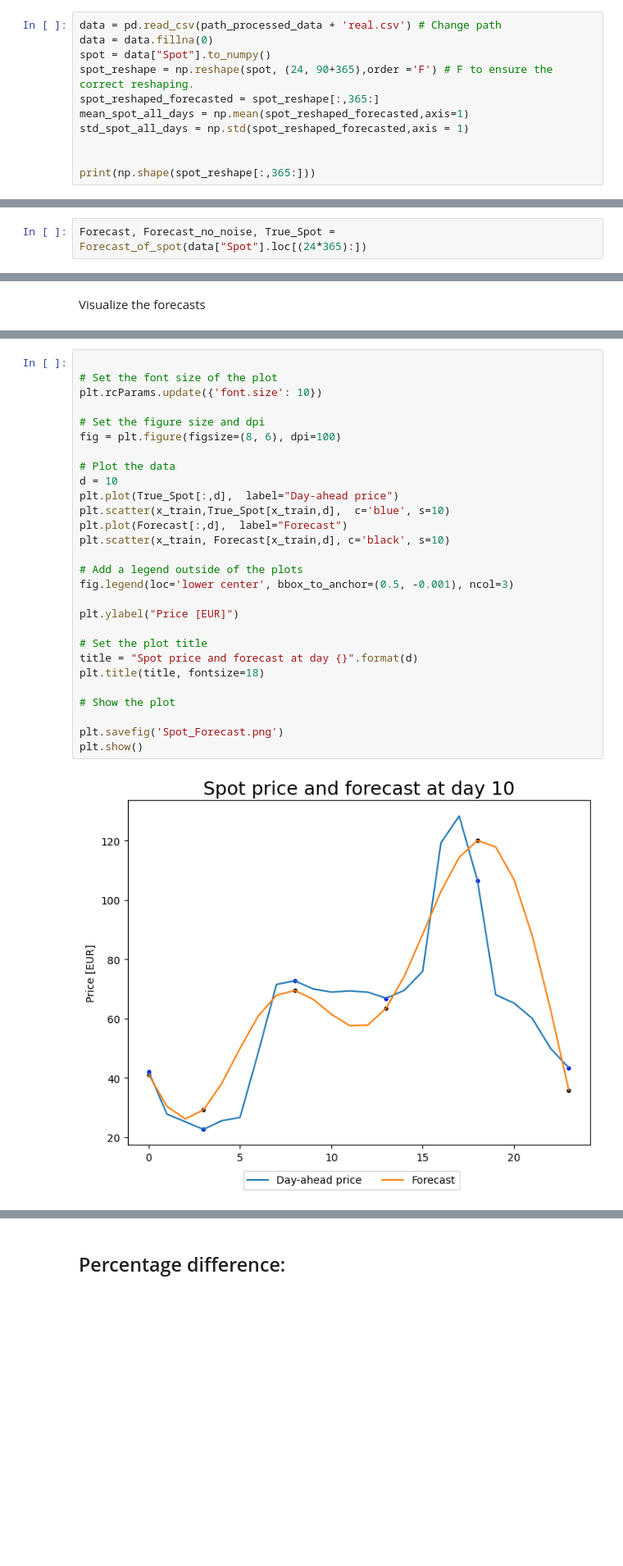
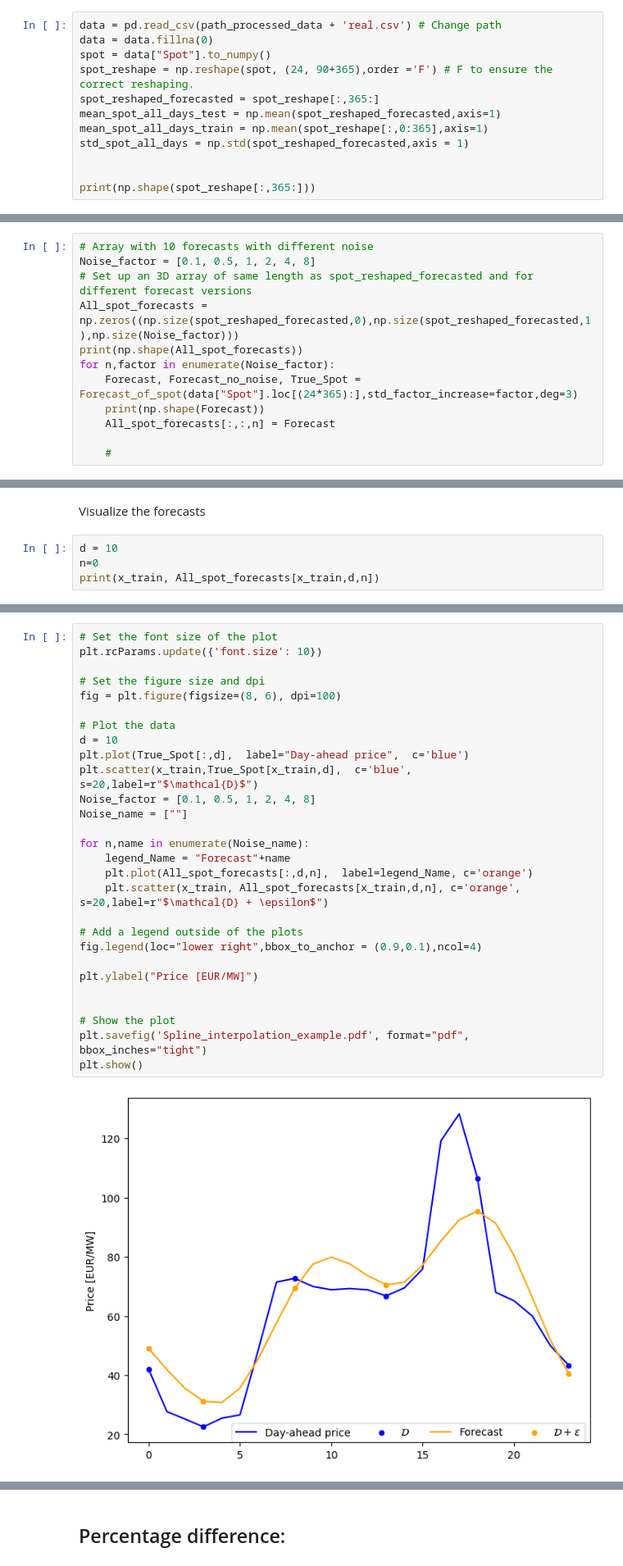
Before and after one commit to junesooshin/lightenup, a Jupyter notebook: Data Examination/Forecast Analysis.ipynb, the cells around one changed output, grey strips where cells are left out. Shown at 82% size. Saved outputs shown, nothing was run; the diff lists cells and outputs as text; blank space fills up the shorter version.

Commit message:
Data analysis python scripts

```diff
--- a/Model and Result Examination/Forecast Analysis.ipynb
+++ b/Data Examination/Forecast Analysis.ipynb
@@ -59,7 +60,8 @@ data = data.fillna(0)
 spot = data["Spot"].to_numpy()
 spot_reshape = np.reshape(spot, (24, 90+365),order ='F') # F to ensure the correct reshaping.
 spot_reshaped_forecasted = spot_reshape[:,365:]
-mean_spot_all_days = np.mean(spot_reshaped_forecasted,axis=1)
+mean_spot_all_days_test = np.mean(spot_reshaped_forecasted,axis=1)
+mean_spot_all_days_train = np.mean(spot_reshape[:,0:365],axis=1)
 std_spot_all_days = np.std(spot_reshaped_forecasted,axis = 1)
 
 
@@ -188,5 +175,3 @@ def Forecast_of_spot(Spot_data, x_train_lst = [0,3,8,13,18,23], std_factor_incre
 
 
     return Forecast, Forecast_no_noise, True_Spot
-# %%
-Forecast, Forecast_no_noise, True_Spot = Forecast_of_spot(data["Spot"].loc[(24*365):])
@@ -192,0 +182,12 @@ Forecast, Forecast_no_noise, True_Spot = Forecast_of_spot(data["Spot"].loc[(24*3
+# %%
+# Array with 10 forecasts with different noise
+Noise_factor = [0.1, 0.5, 1, 2, 4, 8]
+# Set up an 3D array of same length as spot_reshaped_forecasted and for different forecast versions
+All_spot_forecasts = np.zeros((np.size(spot_reshaped_forecasted,0),np.size(spot_reshaped_forecasted,1),np.size(Noise_factor)))
+print(np.shape(All_spot_forecasts))
+for n,factor in enumerate(Noise_factor):
+    Forecast, Forecast_no_noise, True_Spot = Forecast_of_spot(data["Spot"].loc[(24*365):],std_factor_increase=factor,deg=3)
+    print(np.shape(Forecast))
+    All_spot_forecasts[:,:,n] = Forecast
+
+    #
@@ -193,2 +202,6 @@ Forecast, Forecast_no_noise, True_Spot = Forecast_of_spot(data["Spot"].loc[(24*3
 # %% [markdown]
 Visualize the forecasts
+# %%
+d = 10
+n=0
+print(x_train, All_spot_forecasts[x_train,d,n])
@@ -195,30 +210,30 @@ Visualize the forecasts
 # %%
-
 # Set the font size of the plot
 plt.rcParams.update({'font.size': 10})
 
 # Set the figure size and dpi
 fig = plt.figure(figsize=(8, 6), dpi=100)
 
 # Plot the data
 d = 10
-plt.plot(True_Spot[:,d],  label="Day-ahead price")
-plt.scatter(x_train,True_Spot[x_train,d],  c='blue', s=10)
-plt.plot(Forecast[:,d],  label="Forecast")
-plt.scatter(x_train, Forecast[x_train,d], c='black', s=10)
+plt.plot(True_Spot[:,d],  label="Day-ahead price",  c='blue')
+plt.scatter(x_train,True_Spot[x_train,d],  c='blue', s=20,label=r"$\mathcal{D}$")
+Noise_factor = [0.1, 0.5, 1, 2, 4, 8]
+Noise_name = [""]
+
+for n,name in enumerate(Noise_name):
+    legend_Name = "Forecast"+name
+    plt.plot(All_spot_forecasts[:,d,n],  label=legend_Name, c='orange')
+    plt.scatter(x_train, All_spot_forecasts[x_train,d,n], c='orange', s=20,label=r"$\mathcal{D} + \epsilon$")
 
 # Add a legend outside of the plots
-fig.legend(loc='lower center', bbox_to_anchor=(0.5, -0.001), ncol=3)
+fig.legend(loc="lower right",bbox_to_anchor = (0.9,0.1),ncol=4)
 
-plt.ylabel("Price [EUR]")
+plt.ylabel("Price [EUR/MW]")
 
-# Set the plot title
-title = "Spot price and forecast at day {}".format(d)
-plt.title(title, fontsize=18)
 
 # Show the plot
-
-plt.savefig('Spot_Forecast.png')
+plt.savefig('Spline_interpolation_example.pdf', format="pdf", bbox_inches="tight")
 plt.show()
 # %% [output]
-[figure, old version]
+[figure, new version]
```
Also changed, not shown: parts of 21 cells of this notebook, 18 other files.
